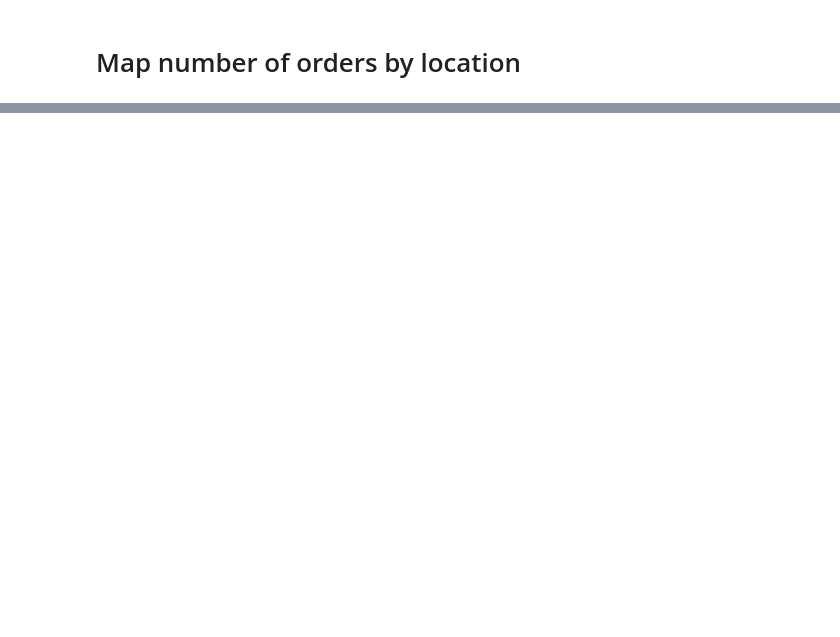
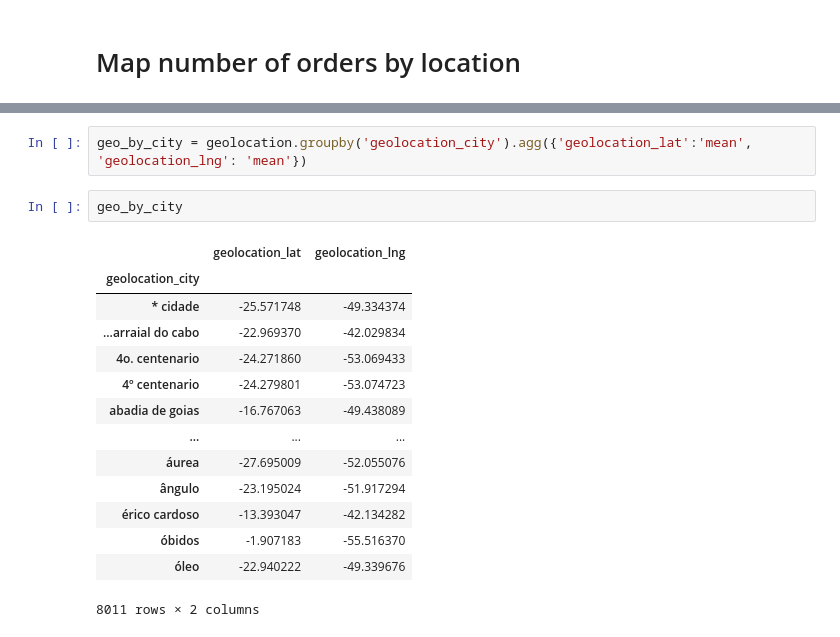
Before and after one commit to honnsey/Olist, a Jupyter notebook: OLIST.ipynb, the cells around one changed output, grey strips where cells are left out. Drawn from its saved outputs; the diff is of its cells as text; blank space fills up the shorter version.

```diff
--- a/OLIST.ipynb
+++ b/OLIST.ipynb
@@ -29,0 +55,19 @@ Olist().get_data()
+# %%
+geo_by_city = geolocation.groupby('geolocation_city').agg({'geolocation_lat':'mean', 'geolocation_lng': 'mean'})
+# %%
+geo_by_city
+# %% [output]
+|  | geolocation_lat | geolocation_lng |
+| geolocation_city |  |  |
+| * cidade | -25.571748 | -49.334374 |
+| ...arraial do cabo | -22.969370 | -42.029834 |
+| 4o. centenario | -24.271860 | -53.069433 |
+| 4º centenario | -24.279801 | -53.074723 |
+| abadia de goias | -16.767063 | -49.438089 |
+| ... | ... | ... |
+| áurea | -27.695009 | -52.055076 |
+| ângulo | -23.195024 | -51.917294 |
+| érico cardoso | -13.393047 | -42.134282 |
+| óbidos | -1.907183 | -55.516370 |
+| óleo | -22.940222 | -49.339676 |
+8011 rows × 2 columns
```
Also changed, not shown: parts of 10 cells of this notebook.
